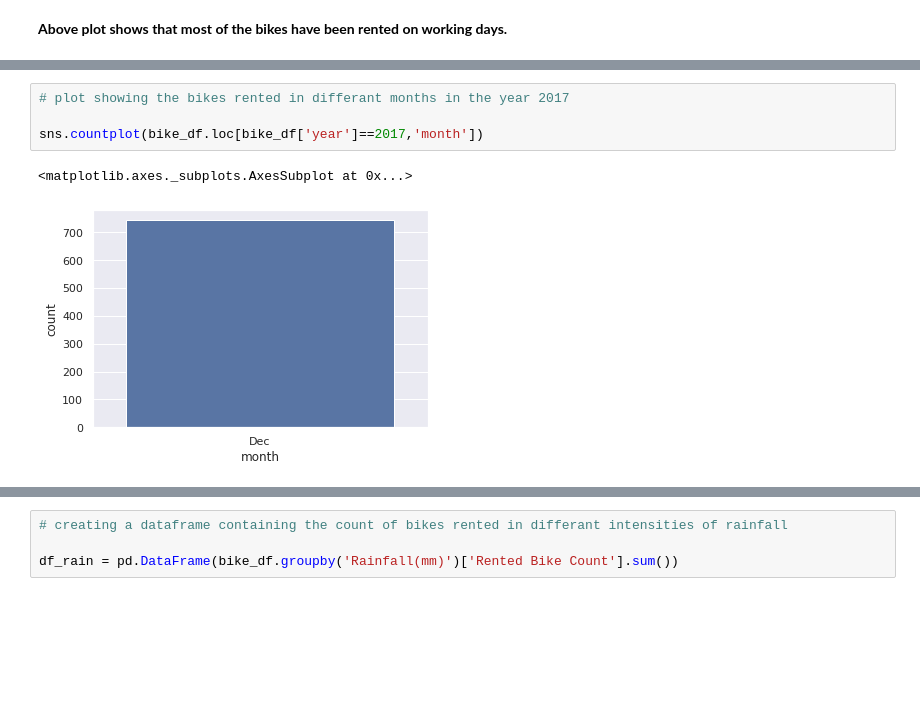
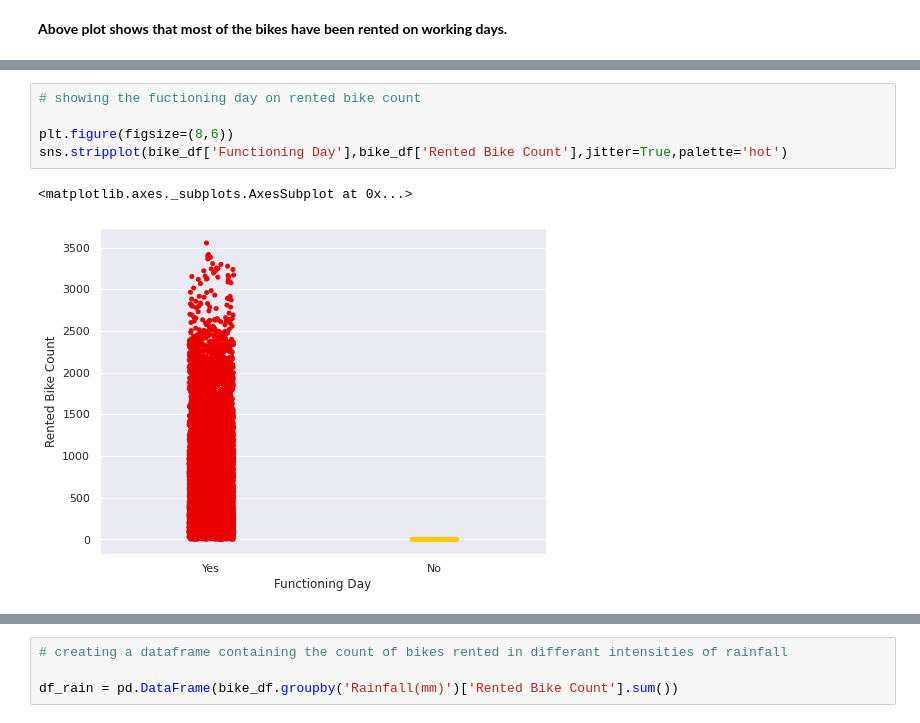
Before and after one commit to praveenbejo95/Bike-sharing-demand-prediction-ML-regression-project-, a Jupyter notebook: Bike_Sharing_Demand_Prediction(Pravin_notebook)_Capstone_Project.ipynb, the cells around one changed output, grey strips where cells are left out. Cells and saved outputs as stored; diff of their text form; blank space fills up the shorter version.

```diff
--- a/Bike_Sharing_Demand_Prediction(Pravin_notebook)_Capstone_Project.ipynb
+++ b/Bike_Sharing_Demand_Prediction(Pravin_notebook)_Capstone_Project.ipynb
@@ -270,7 +229,8 @@ sns.countplot(bike_df.loc[bike_df['year']==2018,'month'])
-# %%
-# plot showing the bikes rented in differant months in the year 2017
-
-sns.countplot(bike_df.loc[bike_df['year']==2017,'month'])
-# %% [output]
-<matplotlib.axes._subplots.AxesSubplot at 0x...>
-[figure, removed]
+# %%
+# showing the fuctioning day on rented bike count
+
+plt.figure(figsize=(8,6))
+sns.stripplot(bike_df['Functioning Day'],bike_df['Rented Bike Count'],jitter=True,palette='hot')
+# %% [output]
+<matplotlib.axes._subplots.AxesSubplot at 0x...>
+[figure, added]
```
Also changed, not shown: parts of 25 cells of this notebook.
